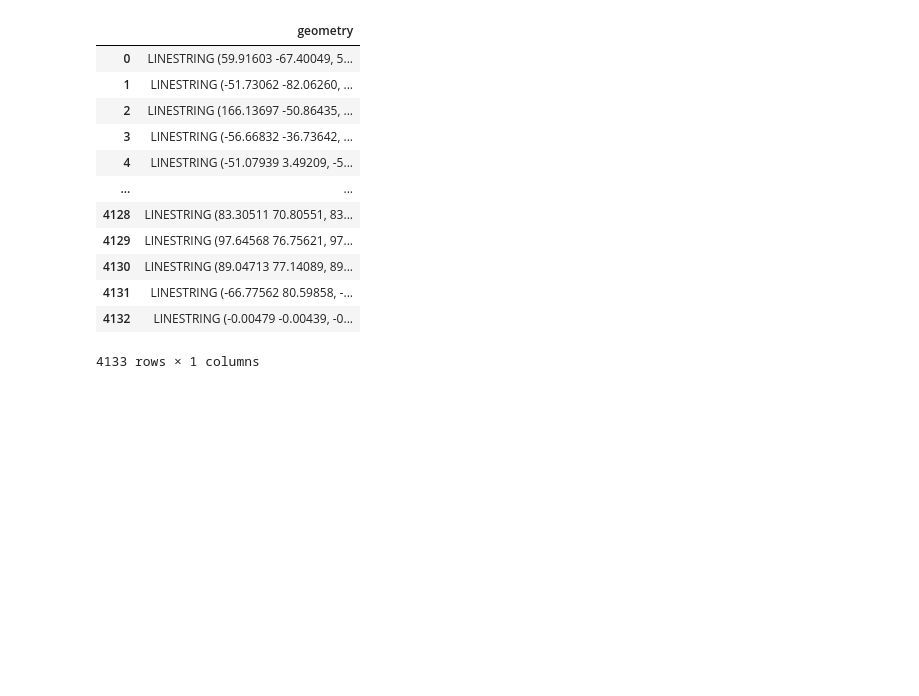
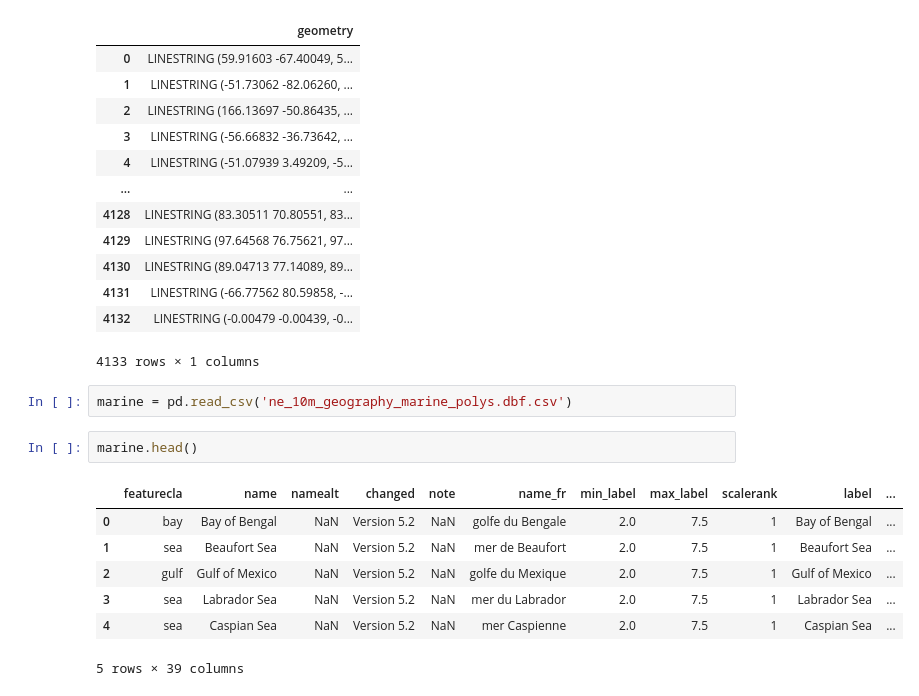
Before and after one commit to Bartholomew-Taylor/snow_crab, a Jupyter notebook: snow_crabs.ipynb, the cells around one changed output. Drawn from its saved outputs; the diff is of its cells as text; blank space fills up the shorter version.

```diff
--- a/snow_crabs.ipynb
+++ b/snow_crabs.ipynb
@@ -145,3 +156,15 @@ coast_data
 | 4131 | LINESTRING (-66.77562 80.59858, -... |
 | 4132 | LINESTRING (-0.00479 -0.00439, -0... |
 4133 rows × 1 columns
+# %%
+marine = pd.read_csv('ne_10m_geography_marine_polys.dbf.csv')
+# %%
+marine.head()
+# %% [output]
+|  | featurecla | name | namealt | changed | note | name_fr | min_label | max_label | scalerank | label | ... |
+| 0 | bay | Bay of Bengal | NaN | Version 5.2 | NaN | golfe du Bengale | 2.0 | 7.5 | 1 | Bay of Bengal | ... |
+| 1 | sea | Beaufort Sea | NaN | Version 5.2 | NaN | mer de Beaufort | 2.0 | 7.5 | 1 | Beaufort Sea | ... |
+| 2 | gulf | Gulf of Mexico | NaN | Version 5.2 | NaN | golfe du Mexique | 2.0 | 7.5 | 1 | Gulf of Mexico | ... |
+| 3 | sea | Labrador Sea | NaN | Version 5.2 | NaN | mer du Labrador | 2.0 | 7.5 | 1 | Labrador Sea | ... |
+| 4 | sea | Caspian Sea | NaN | Version 5.2 | NaN | mer Caspienne | 2.0 | 7.5 | 1 | Caspian Sea | ... |
+5 rows × 39 columns
```
Also changed, not shown: parts of 8 cells of this notebook, 3 other files.
